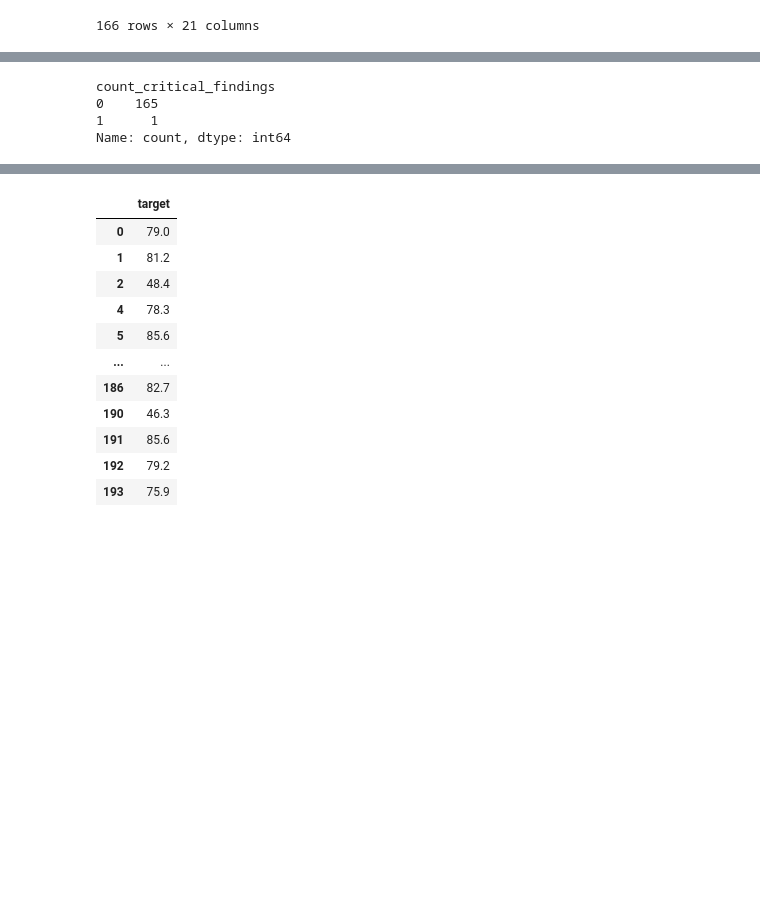
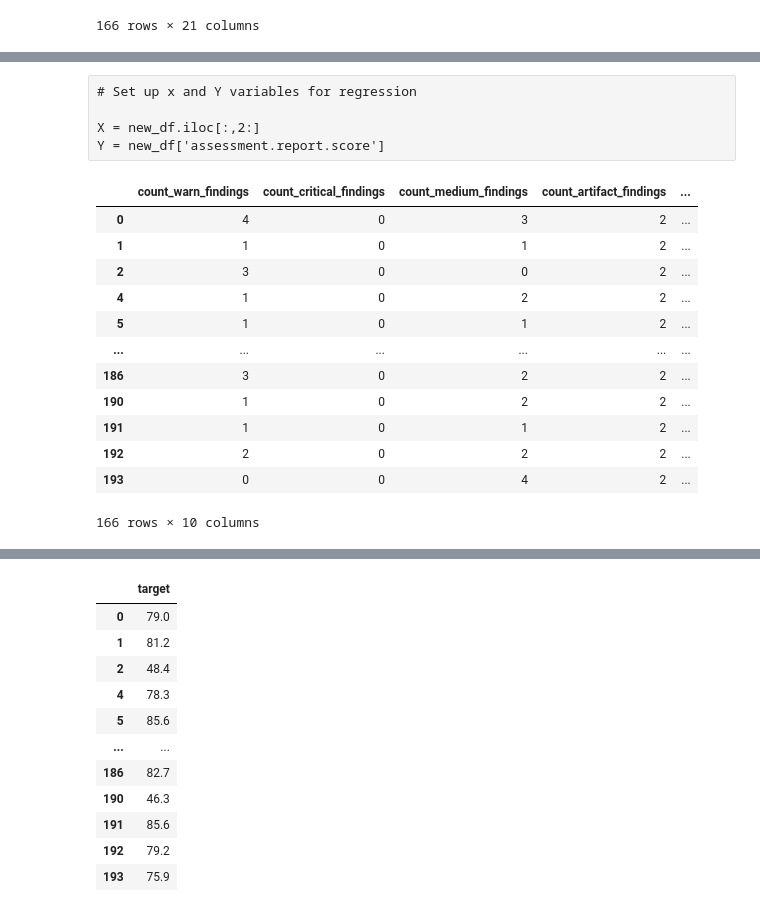
Before and after one commit to zslari/NowSecure-Risky-Apps-Analysis, a Jupyter notebook: NowSecure Risky Apps.ipynb, the cells around one changed output, grey strips where cells are left out. Cells and saved outputs as stored; diff of their text form; code cells hidden in the pictures; blank space fills up the shorter version.

```diff
--- a/NowSecure Risky Apps.ipynb
+++ b/NowSecure Risky Apps.ipynb
@@ -295,8 +303 @@ new_df
 166 rows × 12 columns
-# %%
-new_df.count_critical_findings.value_counts()
-# %% [output]
-count_critical_findings
-0    165
-1      1
-Name: count, dtype: int64
@@ -308 +304,22 @@ Y = new_df['assessment.report.score']
+# %% [raw]
+# Set up x and Y variables for regression
+
+X = new_df.iloc[:,2:]
+Y = new_df['assessment.report.score']
+# %%
+X
+# %% [output]
+|  | count_warn_findings | count_critical_findings | count_medium_findings | count_artifact_findings | ... |
+| 0 | 4 | 0 | 3 | 2 | ... |
+| 1 | 1 | 0 | 1 | 2 | ... |
+| 2 | 3 | 0 | 0 | 2 | ... |
+| 4 | 1 | 0 | 2 | 2 | ... |
+| 5 | 1 | 0 | 1 | 2 | ... |
+| ... | ... | ... | ... | ... | ... |
+| 186 | 3 | 0 | 2 | 2 | ... |
+| 190 | 1 | 0 | 2 | 2 | ... |
+| 191 | 1 | 0 | 1 | 2 | ... |
+| 192 | 2 | 0 | 2 | 2 | ... |
+| 193 | 0 | 0 | 4 | 2 | ... |
+166 rows × 10 columns
 # %%
```
Also changed, not shown: parts of 19 cells of this notebook.
